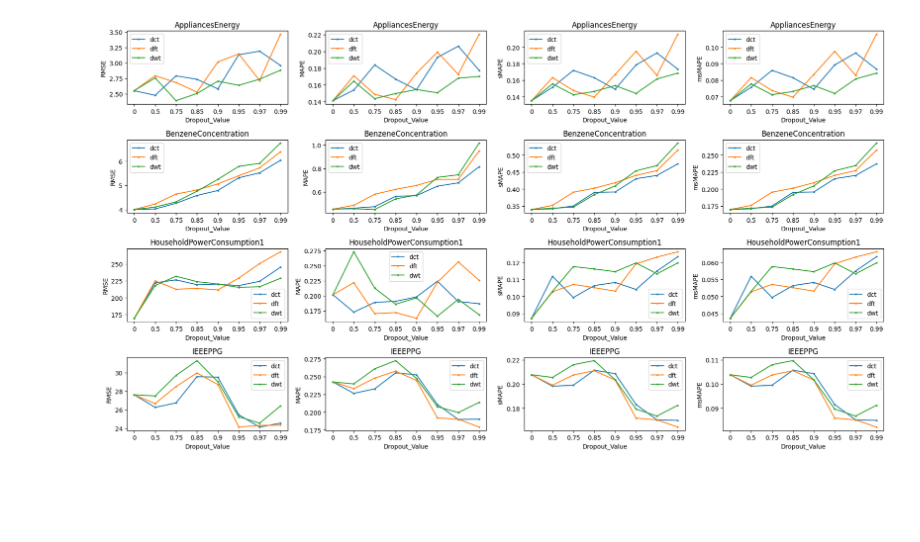
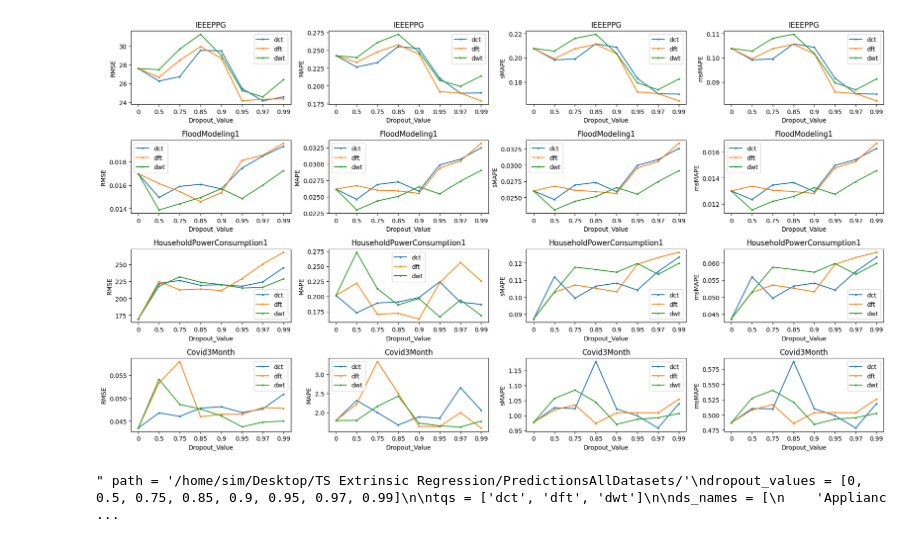
Before and after one commit to Terma9/TSER_Compression, a Jupyter notebook: TSER Code/AutoML_Plots.ipynb, the cells around one changed output. Drawn from its saved outputs; the diff is of its cells as text; code cells hidden in the pictures; blank space fills up the shorter version.

Commit message:
code for loading compressed features, more code for pareto frontier

```diff
--- a/TSER Code/AutoML_Plots.ipynb
+++ b/TSER Code/AutoML_Plots.ipynb
@@ -34,16 +35,25 @@ for ds_name, ds_path in all_ds.items():
 # %%
-# Plot CDropout_Value against the metrics
+# Plot Dropout_Value against the metrics
 
 path = '/home/sim/Desktop/TS Extrinsic Regression/PredictionsAllDatasets/'
 dropout_values = [0, 0.5, 0.75, 0.85, 0.9, 0.95, 0.97, 0.99]
 tqs = ['dct', 'dft', 'dwt']
 
+
+
+""" ds_names = [
+    'AppliancesEnergy',
+    'AppliancesEnergy',
+    'BenzeneConcentration',
+    'BeijingPM25Quality',
+] """
+
 ds_names = [
-            'AppliancesEnergy',
-            'BenzeneConcentration',
-            'HouseholdPowerConsumption1',
-            'IEEEPPG',
-            ]
+    'IEEEPPG',
+    'FloodModeling1',
+    'HouseholdPowerConsumption1',
+    'Covid3Month'
+]
 
 
 
@@ -84,40 +94,77 @@ for subplot_id, ds_name in enumerate(ds_names):
         # comp_ratios = np.arange(len(dropout_values))
 
 
+        num_metrics = 4
 
-        plt.subplot(num_dataset,4,subplot_id * num_dataset + 1)
+
+        plt.subplot(num_dataset,4,subplot_id * num_metrics + 1)
         plt.plot(custom_x_ticks, rmse, label=f"{tq}", marker= 'o', markersize = 2)
         plt.xlabel("Dropout_Value")
         plt.ylabel("RMSE")
         plt.legend()
         plt.title(f'{ds_name}')
         plt.xticks(custom_x_ticks, dropout_values)
 
-        plt.subplot(num_dataset,4,subplot_id * num_dataset + 2)
+        plt.subplot(num_dataset,4,subplot_id * num_metrics + 2)
         plt.plot(custom_x_ticks, mape, label=f"{tq}", marker= 'o', markersize = 2)
         plt.xlabel("Dropout_Value")
         plt.ylabel("MAPE")
         plt.legend()
         plt.title(f'{ds_name}')
         plt.xticks(custom_x_ticks, dropout_values)
 
-        plt.subplot(num_dataset,4,subplot_id * num_dataset + 3)
+        plt.subplot(num_dataset,4,subplot_id * num_metrics + 3)
         plt.plot(custom_x_ticks, smape, label=f"{tq}", marker= 'o', markersize = 2)
         plt.xlabel("Dropout_Value")
         plt.ylabel("sMAPE")
         plt.legend()
         plt.title(f'{ds_name}')
         plt.xticks(custom_x_ticks, dropout_values)
 
 
-        plt.subplot(num_dataset,4,subplot_id * num_dataset + 4)
+        plt.subplot(num_dataset,4,subplot_id * num_metrics + 4)
         plt.plot(custom_x_ticks, msmape, label=f"{tq}", marker= 'o', markersize = 2)
         plt.xlabel("Dropout_Value")
         plt.ylabel("msMAPE")
         plt.legend()
         plt.title(f'{ds_name}')
         plt.xticks(custom_x_ticks, dropout_values)
 
 plt.tight_layout()
 # %% [output]
-[figure, old version]
+[figure, new version]
+# %%
+# Save each compression Ratio: !! Update when you change compression or loading code!  DO NOT DELETE
+
+""" path = '/home/sim/Desktop/TS Extrinsic Regression/PredictionsAllDatasets/'
+dropout_values = [0, 0.5, 0.75, 0.85, 0.9, 0.95, 0.97, 0.99]
+
+tqs = ['dct', 'dft', 'dwt']
+
+ds_names = [
+    'AppliancesEnergy',
+    'FloodModeling1',
+    'BenzeneConcentration',
+    'BeijingPM25Quality',
+    'IEEEPPG',
+    'HouseholdPowerConsumption1',
+    'NewsTitleSentiment',
+    'Covid3Month'
+]
+
+for ds_name in ds_names:
+
+    dataset_array = np.load('/home/sim/Desktop/TS Extrinsic Regression/data/Dataset-Arrays/' + ds_name + '_TRAIN.npy')
+
+    for tq in tqs:
+        comp_ratios = np.empty_like(dropout_values)
+
+        for i, dropout in enumerate(dropout_values):
+            if dropout == 0:
+                comp_ratios[i] = 1 # No Compression, so Comp-Ratio of 1
+            else:
+                comp_ratios[i] = calculateCompRatio(dataset_array, compress_dataset(dataset_array.copy(), ds_name, andDecompress= False, compression_type= tq, compression_param=dropout))
+
+        np.save('/home/sim/Desktop/TS Extrinsic Regression/data/Comp_Ratios/' + f'{ds_name}_{tq}_TRAIN', comp_ratios) """
+# %% [output]
+" path = '/home/sim/Desktop/TS Extrinsic Regression/PredictionsAllDatasets/'\ndropout_values = [0, 0.5, 0.75, 0.85, 0.9, 0.95, 0.97, 0.99]\n\ntqs = ['dct', 'dft', 'dwt']\n\nds_names = [\n    'Applianc ...
```
Also changed, not shown: parts of 7 cells of this notebook, 5 other files.
